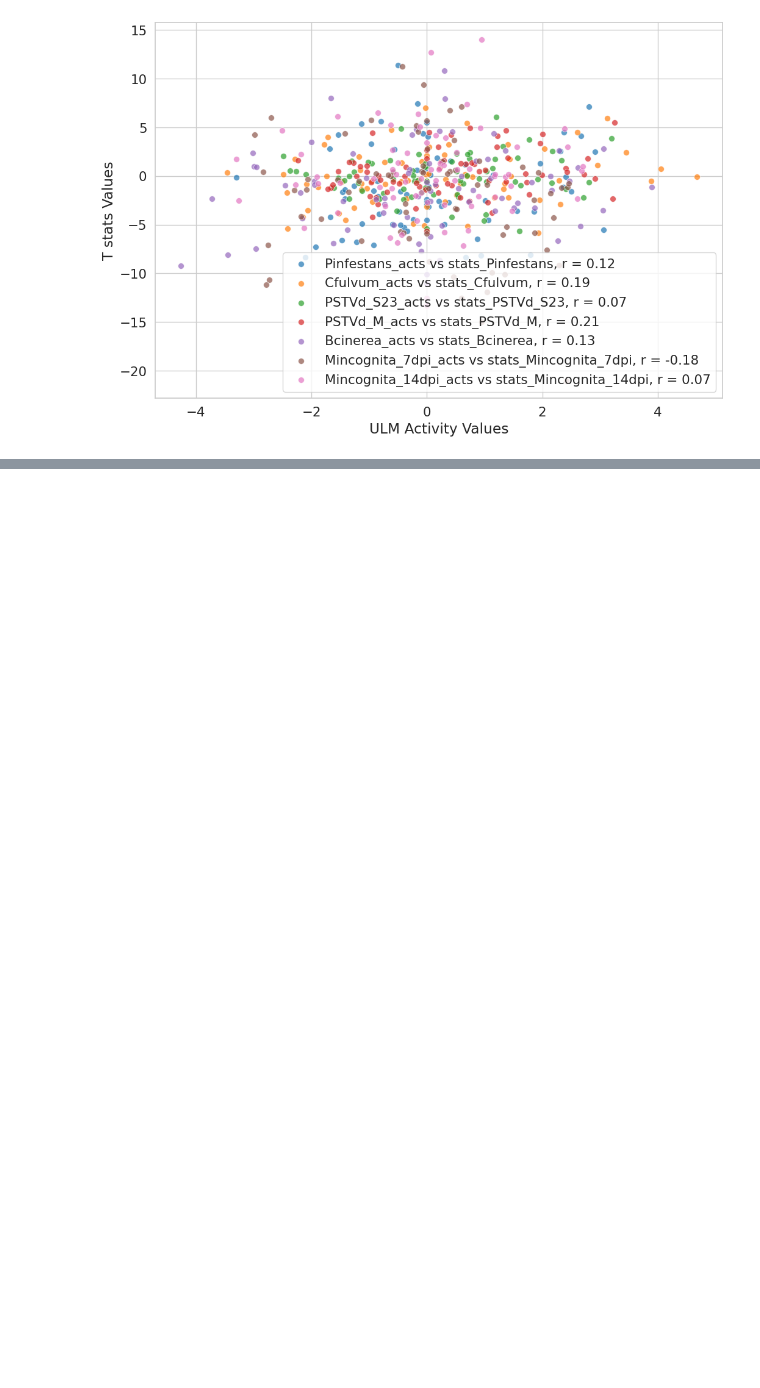
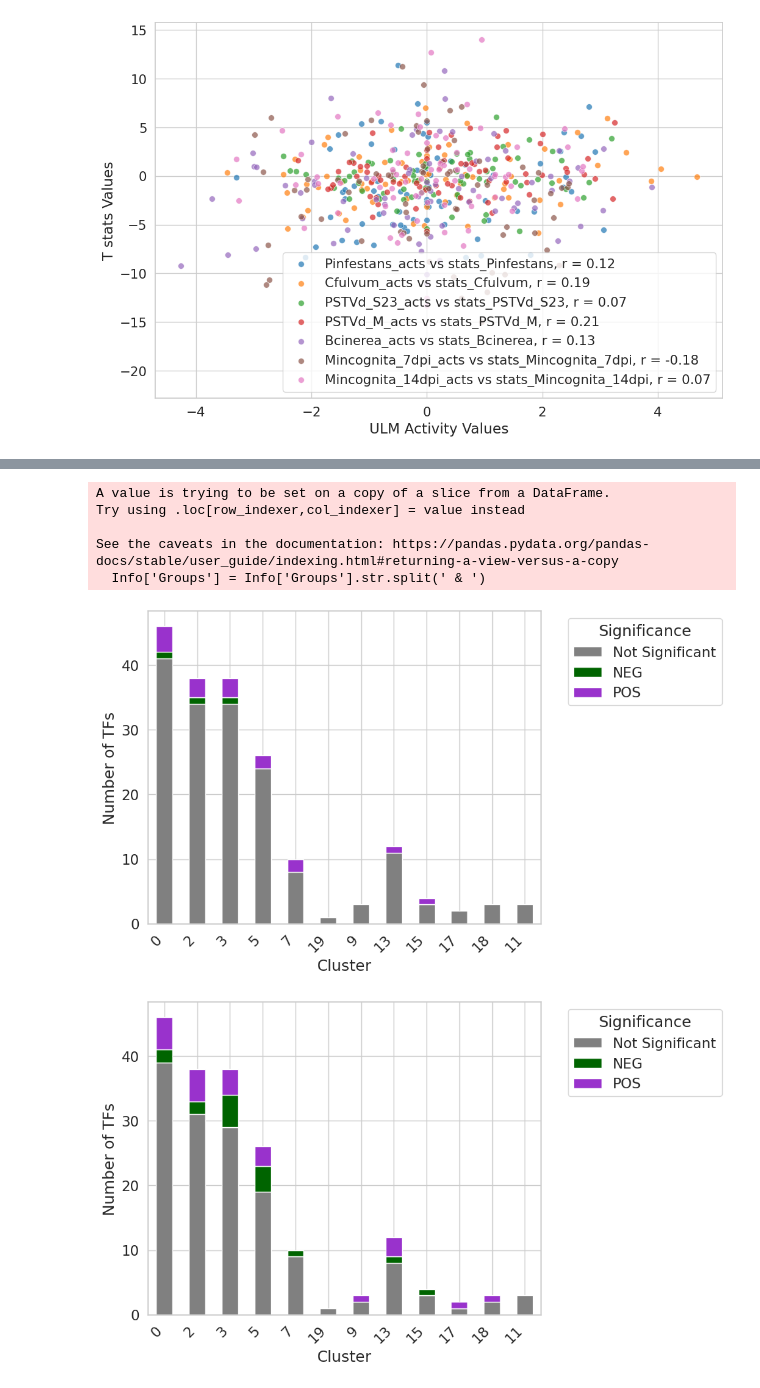
Before and after one commit to Plant-Net/TomTom_GRN_Framework, a Jupyter notebook: Plot/Plot_clean.ipynb, the cells around one changed output, grey strips where cells are left out. Cells and saved outputs as stored; diff of their text form; code cells hidden in the pictures; blank space fills up the shorter version.

```diff
--- a/Plot/Plot_clean.ipynb
+++ b/Plot/Plot_clean.ipynb
@@ -808,0 +883,77 @@ plt.show()
+# %%
+info = pd.read_csv('../Results_hubs_activity_stats.tsv', sep='\t')
+tda_cluster = pd.read_csv('../TDA/Mapper_node_df.tsv', sep='\t')
+tda_cluster.rename(columns={'Value':'Clusters'}, inplace=True)
+Res_TDA = pd.merge(info, tda_cluster, left_on='OLN', right_on='Gene')
+Res_TDA.rename(columns={'gene.family':'Family'}, inplace=True)
+Res_TDA_signif = Res_TDA[~Res_TDA['Groups'].isna()]
+Info=Res_TDA_signif[['OLN','Family','Clusters','Groups']]
+Info['Groups'] = Info['Groups'].str.split(' & ')
+Info = Info.explode('Groups')
+Info['Groups'] = Info['Groups'].str.replace('_pval','', regex=False)
+Info_modif = Info.copy()
+Info_modif['Groups']=Info_modif['Groups'].fillna('Not Significant')
+conditions = ['Pinfestans','Cfulvum','PSTVd_S23','PSTVd_M','Bcinerea','Mincognita_7dpi','Mincognita_14dpi']
+
+Tf_acts = pd.read_csv('../TDA/Data/Activity_TF_in_cGRN.tsv', sep='\t', index_col=0)
+Tf_acts_with_0 = Tf_acts.copy()
+Tf_acts = Tf_acts.loc[(Tf_acts !=0).any(axis=1)]
+
+Info_modif['Activity_Column'] = Info_modif['Groups'] + "_acts"
+
+def get_sign(row):
+    if row["Groups_spe"] == "Significant":
+        gene = row["OLN"]  # Get gene name from the row
+        activity_col = row["Activity_Column"]  # Get activity column name
+        if gene in Tf_acts.index and activity_col in Tf_acts.columns:
+            value = Tf_acts.loc[gene, activity_col]  # Lookup value
+            return "POS" if value > 0 else "NEG"
+    return "Not Significant"
+
+
+for condition in conditions:
+    Info_modif['Groups_spe']=Info_modif['Groups'].str.contains(condition)
+    Info_modif['Groups_spe']=Info_modif['Groups_spe'].replace({True:'Significant',False:'Not Significant'})
+    Info_modif["Sign"] = Info_modif.apply(get_sign, axis=1)
+    # Group by MegaCluster, Clusters, and Significance to count the number of TFs
+    grouped = Info_modif.groupby(['Clusters', 'Sign']).size().reset_index(name='Count')
+
+    # Create a pivot table for plotting
+    pivot = grouped.pivot_table(index='Clusters', columns='Sign', values='Count', fill_value=0)
+
+    custom_order = [0,2,3,5, 7,19, 9,13,15,17,18, 11]
+    # Define colors for the plot
+    colors = ['gray', 'darkgreen', 'darkorchid']  # List of colors for the 'True' and 'False' categories
+    pivot = pivot.loc[custom_order]
+
+    sign_order = ['Not Significant', 'NEG', 'POS']
+    pivot = pivot[sign_order]
+    # Plot the stacked barplot using seaborn
+    ax = pivot.plot(kind='bar', stacked=True, figsize=(10, 6), color=colors)
+
+    # ax.vlines(3.5, *ax.get_ylim(), color='black', linestyle='--')
+    # ax.text(1.5, ax.get_ylim()[1] * 1, 'Mega Cluster 1', ha='center', va='center', rotation=0, color='black', fontsize=12)
+    # ax.vlines(4.5, *ax.get_ylim(), color='black', linestyle='--')
+    # ax.text(4, ax.get_ylim()[1] * 1, 'Mega Cluster 2', ha='center', va='center', rotation=0, color='black', fontsize=12)
+    # ax.vlines(10.5, *ax.get_ylim(), color='black', linestyle='--')
+    # ax.text(7.5, ax.get_ylim()[1] * 0.9, 'Mega Cluster 3', ha='center', va='center', rotation=0, color='black', fontsize=12)
+    # ax.vlines(11.4, *ax.get_ylim(), color='black', linestyle='--')
+    # ax.text(11, ax.get_ylim()[1] * 0.9, 'Mega Cluster 4', ha='center', va='center', rotation=0, color='black', fontsize=12)
+    # Set plot labels and title
+    # plt.title(f'TFs per Cluster by Significance in  {condition}')
+    plt.xlabel('Cluster')
+    plt.ylabel('Number of TFs')
+    plt.xticks(rotation=45, ha='right')
+    plt.legend(title='Significance', bbox_to_anchor=(1.05, 1), loc='upper left')
+
+    plt.tight_layout()
+    plt.savefig(f'../TDA/Plot/Signif_TF_per_cluster_by_significance_in_{condition}.svg', format='svg')
+    plt.show()
+# %% [output]
+A value is trying to be set on a copy of a slice from a DataFrame.
+Try using .loc[row_indexer,col_indexer] = value instead
+
+See the caveats in the documentation: https://pandas.pydata.org/pandas-docs/stable/user_guide/indexing.html#returning-a-view-versus-a-copy
+  Info['Groups'] = Info['Groups'].str.split(' & ')
+[figure, added]
+[figure, added]
```
Also changed, not shown: parts of 2 cells of this notebook, 4 other files.
